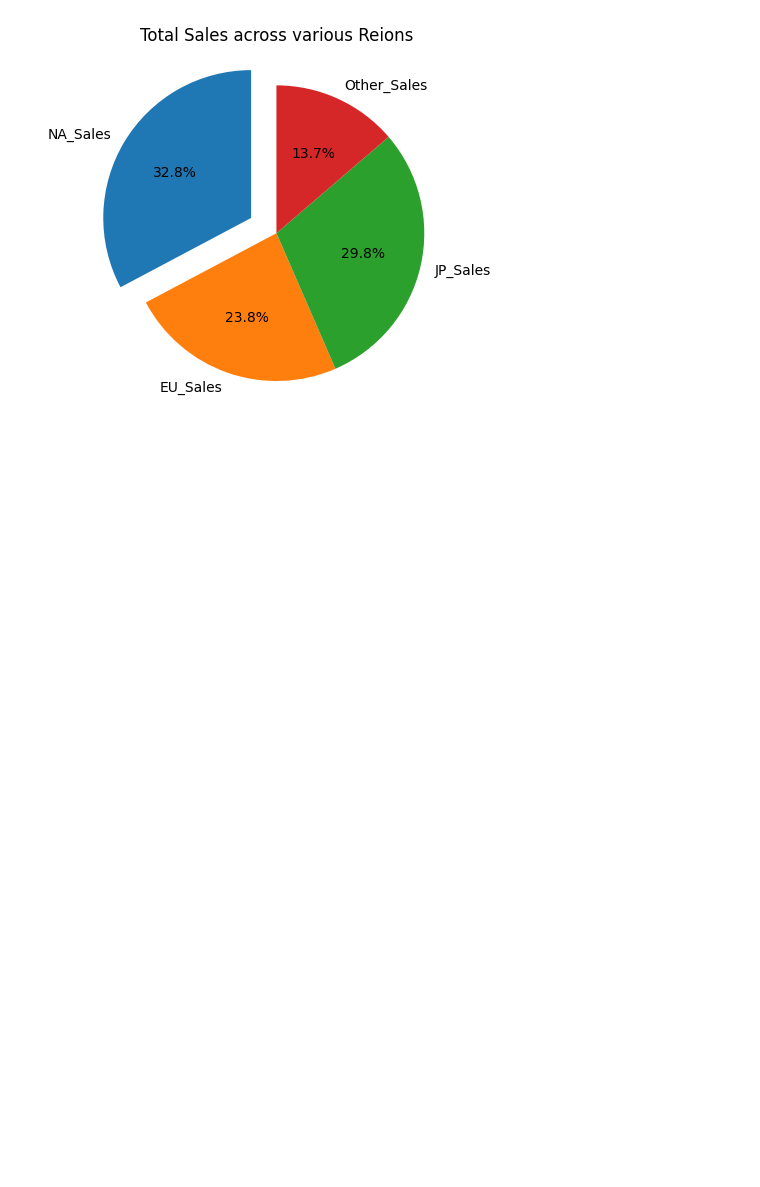
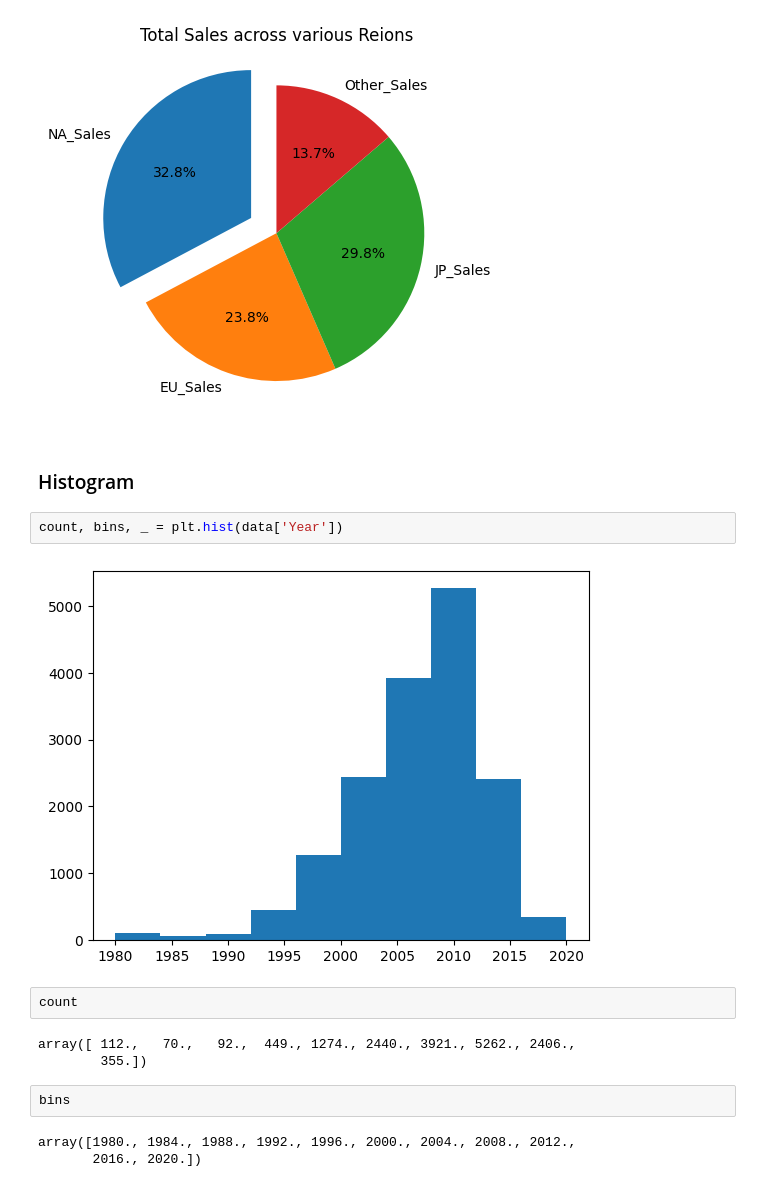
Before and after one commit to Akshay-Dharmik7/Matplotlib-Tutorial, a Jupyter notebook: 08_practice.ipynb, the cells around one changed output. Cells and saved outputs as stored; diff of their text form; blank space fills up the shorter version.

Commit message:
practice on various types of plots

```diff
--- a/08_practice.ipynb
+++ b/08_practice.ipynb
@@ -152,3 +152,19 @@ plt.title('Total Sales across various Reions')
 plt.show()
 # %% [output]
 [figure]
+# %% [markdown]
+### Histogram
+# %%
+count, bins, _ = plt.hist(data['Year'])
+# %% [output]
+[figure, added]
+# %%
+count
+# %% [output]
+array([ 112.,   70.,   92.,  449., 1274., 2440., 3921., 5262., 2406.,
+        355.])
+# %%
+bins
+# %% [output]
+array([1980., 1984., 1988., 1992., 1996., 2000., 2004., 2008., 2012.,
+       2016., 2020.])
```
Also changed, not shown: parts of 14 cells of this notebook.
